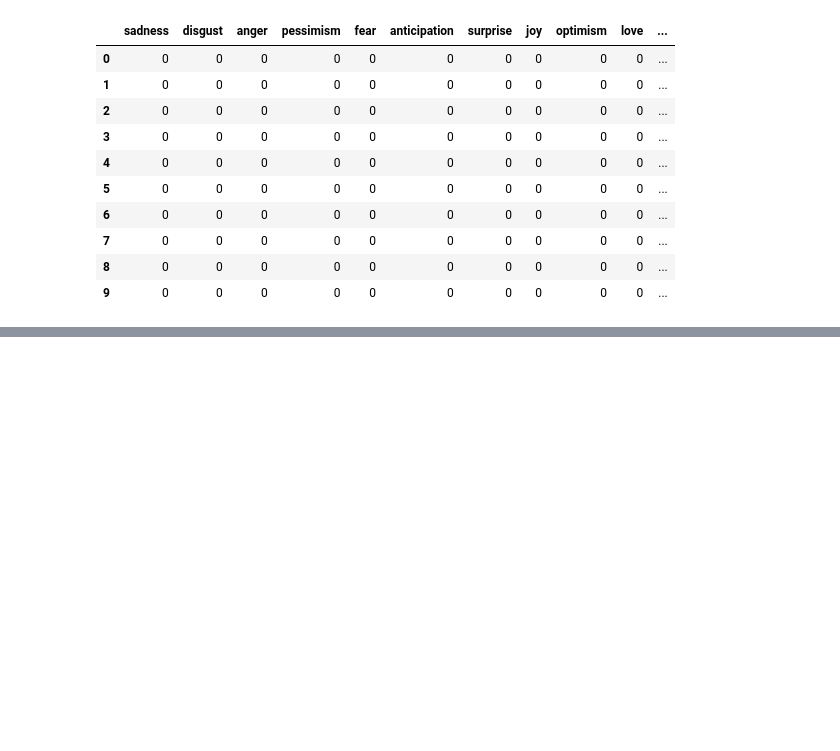
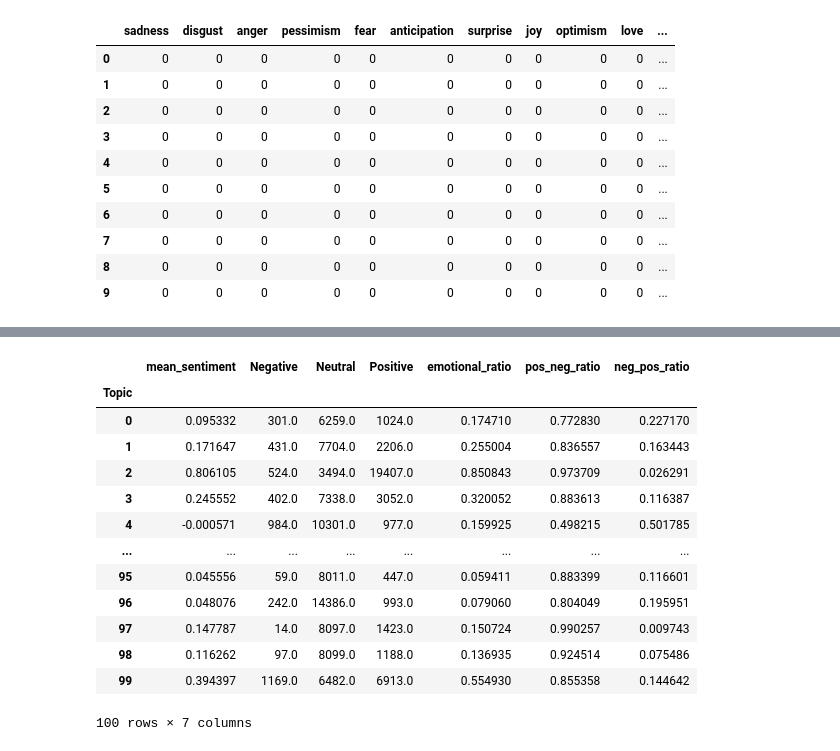
Before and after one commit to maciejskorski/anticipatio, a Jupyter notebook: src/xaru/4 topic_analysis.ipynb, the cells around one changed output, grey strips where cells are left out. Cells and saved outputs as stored; diff of their text form; code cells hidden in the pictures; blank space fills up the shorter version.

```diff
--- a/src/xaru/4 topic_analysis.ipynb
+++ b/src/xaru/4 topic_analysis.ipynb
@@ -392,0 +441,4 @@ doc2emotion
+# %%
+sentiment_stats = sentiment_stats.rename(columns={'sentiment':'mean_sentiment'})
+# %%
+sentiment_stats['emotional_ratio'] = sentiment_stats.apply(lambda x: (x['Positive'] + x['Negative'])/(x['Positive'] + x['Negative'] + x['Neutral']), axis=1)
@@ -392,0 +447,21 @@ doc2emotion
+# %%
+sentiment_stats['pos_neg_ratio'] = sentiment_stats.apply(lambda x: (x['Positive'])/(x['Positive'] + x['Negative']), axis=1)
+# %%
+sentiment_stats['neg_pos_ratio'] = sentiment_stats.apply(lambda x: (x['Negative'])/(x['Positive'] + x['Negative']), axis=1)
+# %%
+sentiment_stats
+# %% [output]
+|  | mean_sentiment | Negative | Neutral | Positive | emotional_ratio | pos_neg_ratio | neg_pos_ratio |
+| Topic |  |  |  |  |  |  |  |
+| 0 | 0.095332 | 301.0 | 6259.0 | 1024.0 | 0.174710 | 0.772830 | 0.227170 |
+| 1 | 0.171647 | 431.0 | 7704.0 | 2206.0 | 0.255004 | 0.836557 | 0.163443 |
+| 2 | 0.806105 | 524.0 | 3494.0 | 19407.0 | 0.850843 | 0.973709 | 0.026291 |
+| 3 | 0.245552 | 402.0 | 7338.0 | 3052.0 | 0.320052 | 0.883613 | 0.116387 |
+| 4 | -0.000571 | 984.0 | 10301.0 | 977.0 | 0.159925 | 0.498215 | 0.501785 |
+| ... | ... | ... | ... | ... | ... | ... | ... |
+| 95 | 0.045556 | 59.0 | 8011.0 | 447.0 | 0.059411 | 0.883399 | 0.116601 |
+| 96 | 0.048076 | 242.0 | 14386.0 | 993.0 | 0.079060 | 0.804049 | 0.195951 |
+| 97 | 0.147787 | 14.0 | 8097.0 | 1423.0 | 0.150724 | 0.990257 | 0.009743 |
+| 98 | 0.116262 | 97.0 | 8099.0 | 1188.0 | 0.136935 | 0.924514 | 0.075486 |
+| 99 | 0.394397 | 1169.0 | 6482.0 | 6913.0 | 0.554930 | 0.855358 | 0.144642 |
+100 rows × 7 columns
```
Also changed, not shown: parts of 24 cells of this notebook, 8 other files.
